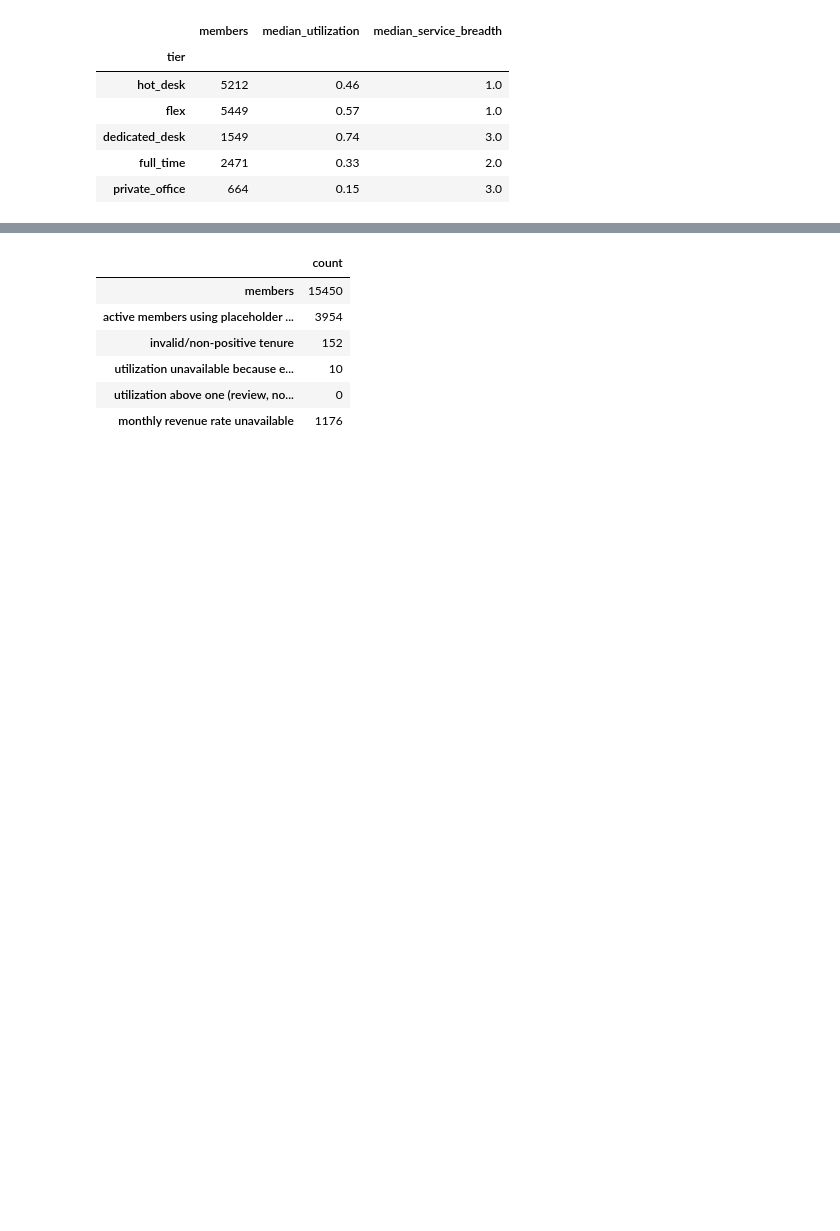
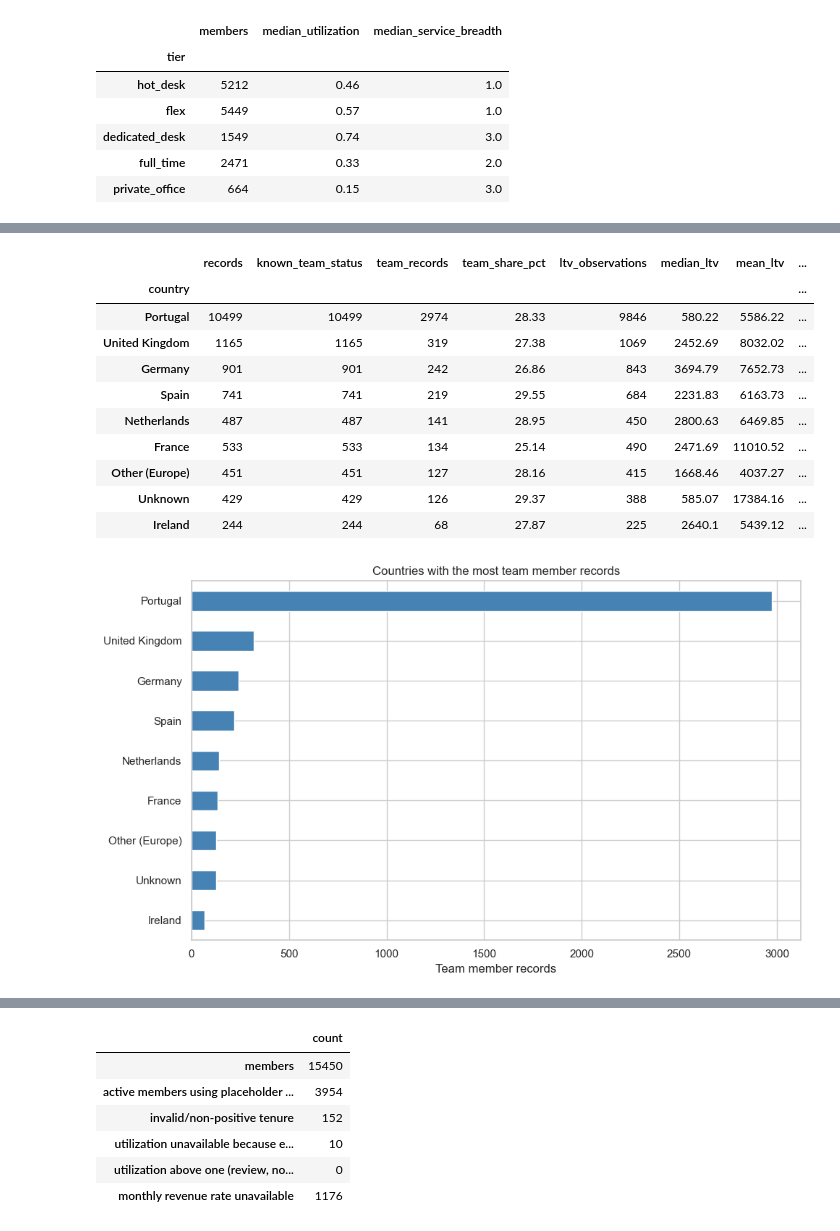
Before and after one commit to arfarfq/data_mining, a Jupyter notebook: notebooks/EDA.ipynb, the cells around one changed output, grey strips where cells are left out. Saved outputs shown, nothing was run; the diff lists cells and outputs as text; code cells hidden in the pictures; blank space fills up the shorter version.

```diff
--- a/notebooks/EDA.ipynb
+++ b/notebooks/EDA.ipynb
@@ -433,0 +555,26 @@ display(util_profile.round(2))
+# %%
+country_summary = segment_df.groupby("country").agg(
+    records=("country", "size"), known_team_status=("is_team_account", "count"),
+    team_records=("is_team_account", lambda x: x.sum(min_count=1)),
+    team_share_pct=("is_team_account", lambda x: x.mean() * 100),
+    ltv_observations=("lifetime_value", "count"), median_ltv=("lifetime_value", "median"),
+    mean_ltv=("lifetime_value", "mean"), total_ltv=("lifetime_value", lambda x: x.sum(min_count=1)))
+display(country_summary.sort_values("team_records", ascending=False).round(2))
+top = country_summary["team_records"].dropna().nlargest(TOP_COUNTRIES)
+if not top.empty:
+    ax = top.sort_values().plot.barh(figsize=(10, 6), color="steelblue")
+    ax.set(title="Countries with the most team member records", xlabel="Team member records", ylabel="")
+    show_plot()
+# %% [output]
+|  | records | known_team_status | team_records | team_share_pct | ltv_observations | median_ltv | mean_ltv | ... |
+| country |  |  |  |  |  |  |  | ... |
+| Portugal | 10499 | 10499 | 2974 | 28.33 | 9846 | 580.22 | 5586.22 | ... |
+| United Kingdom | 1165 | 1165 | 319 | 27.38 | 1069 | 2452.69 | 8032.02 | ... |
+| Germany | 901 | 901 | 242 | 26.86 | 843 | 3694.79 | 7652.73 | ... |
+| Spain | 741 | 741 | 219 | 29.55 | 684 | 2231.83 | 6163.73 | ... |
+| Netherlands | 487 | 487 | 141 | 28.95 | 450 | 2800.63 | 6469.85 | ... |
+| France | 533 | 533 | 134 | 25.14 | 490 | 2471.69 | 11010.52 | ... |
+| Other (Europe) | 451 | 451 | 127 | 28.16 | 415 | 1668.46 | 4037.27 | ... |
+| Unknown | 429 | 429 | 126 | 29.37 | 388 | 585.07 | 17384.16 | ... |
+| Ireland | 244 | 244 | 68 | 27.87 | 225 | 2640.1 | 5439.12 | ... |
+[figure, added]
```
Also changed, not shown: parts of 55 cells of this notebook, 3 other files.
